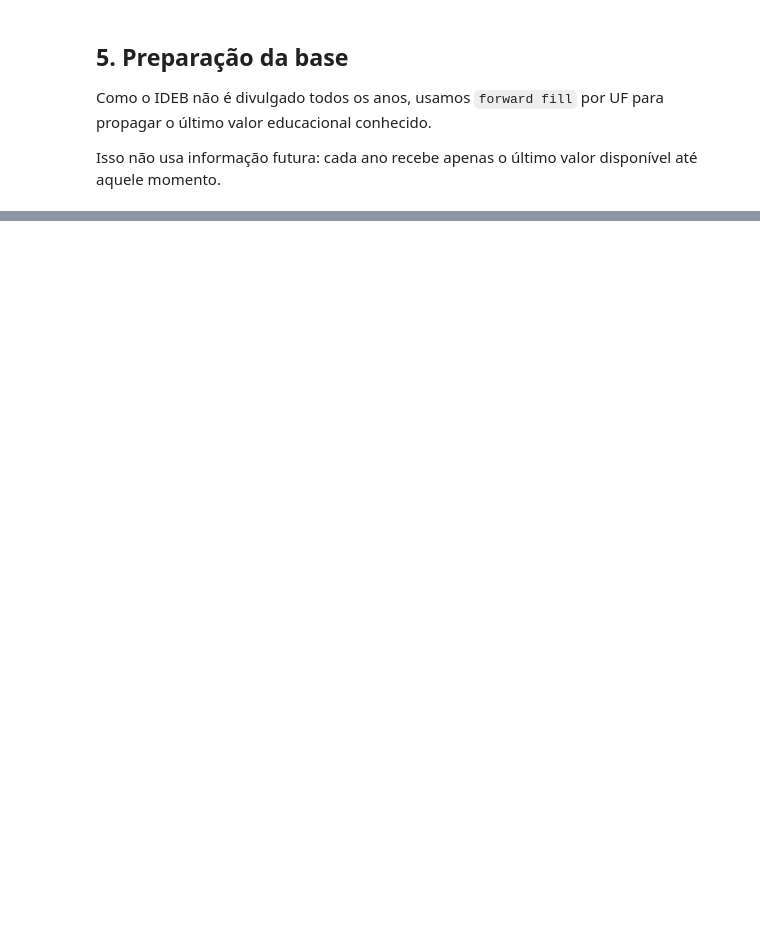
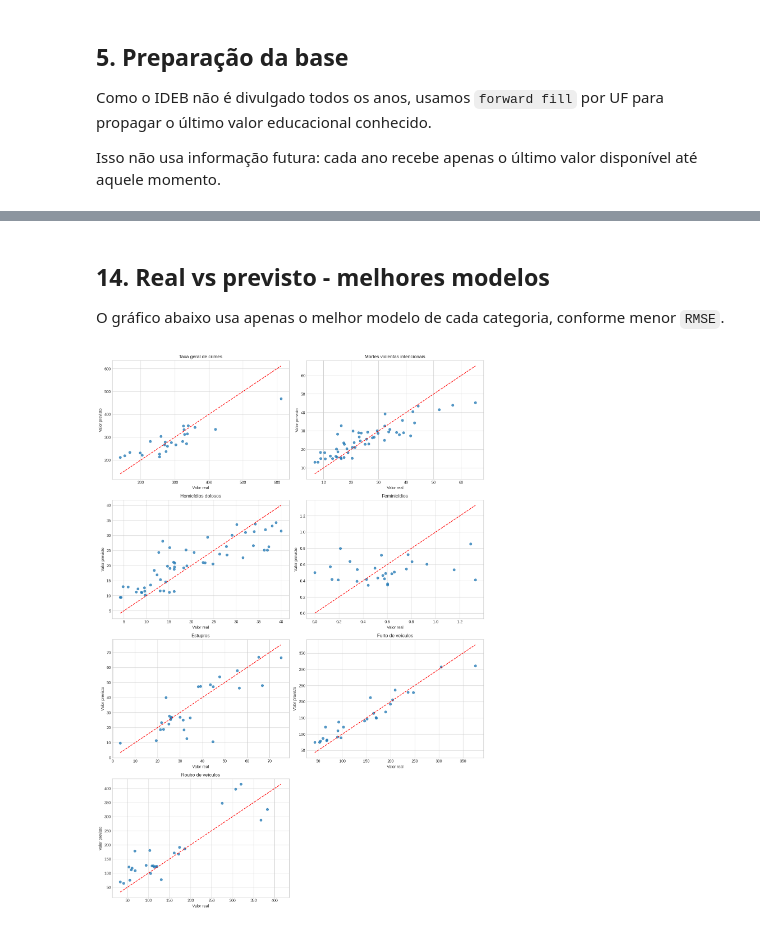
Before and after one commit to Paulohspaniago/analise-socioeconomica-crime-brasil, a Jupyter notebook: notebooks/01_machine_learning_baseline.ipynb, the cells around one changed output, grey strips where cells are left out. Drawn from its saved outputs; the diff is of its cells as text; code cells hidden in the pictures; blank space fills up the shorter version.

```diff
--- a/notebooks/01_machine_learning_baseline.ipynb
+++ b/notebooks/01_machine_learning_baseline.ipynb
@@ -579,0 +516,37 @@ Mesmo quando o Random Forest apresentar melhor desempenho, o resultado deve ser
+# %% [markdown]
+## 14. Real vs previsto - melhores modelos
+
+O gráfico abaixo usa apenas o melhor modelo de cada categoria, conforme menor `RMSE`.
+# %%
+previsoes_melhores = previsoes_modelos.merge(
+    melhores_modelos[['target', 'modelo']],
+    on=['target', 'modelo'],
+    how='inner',
+)
+
+targets_plot = list(previsoes_melhores['target'].unique())
+qtd_targets = len(targets_plot)
+cols = 2
+rows = int(np.ceil(qtd_targets / cols))
+
+fig, axes = plt.subplots(rows, cols, figsize=(14, 5 * rows))
+axes = np.array(axes).reshape(-1)
+
+for ax, target_nome in zip(axes, targets_plot):
+    dados_target = previsoes_melhores[previsoes_melhores['target'] == target_nome]
+    limite_min = min(dados_target['valor_real'].min(), dados_target['valor_previsto'].min())
+    limite_max = max(dados_target['valor_real'].max(), dados_target['valor_previsto'].max())
+
+    ax.scatter(dados_target['valor_real'], dados_target['valor_previsto'], alpha=0.75)
+    ax.plot([limite_min, limite_max], [limite_min, limite_max], color='red', linestyle='--')
+    ax.set_title(target_nome)
+    ax.set_xlabel('Valor real')
+    ax.set_ylabel('Valor previsto')
+
+for ax in axes[qtd_targets:]:
+    ax.axis('off')
+
+plt.tight_layout()
+plt.show()
+# %% [output]
+[figure, added]
```
Also changed, not shown: parts of 55 cells of this notebook, 3 other files.
